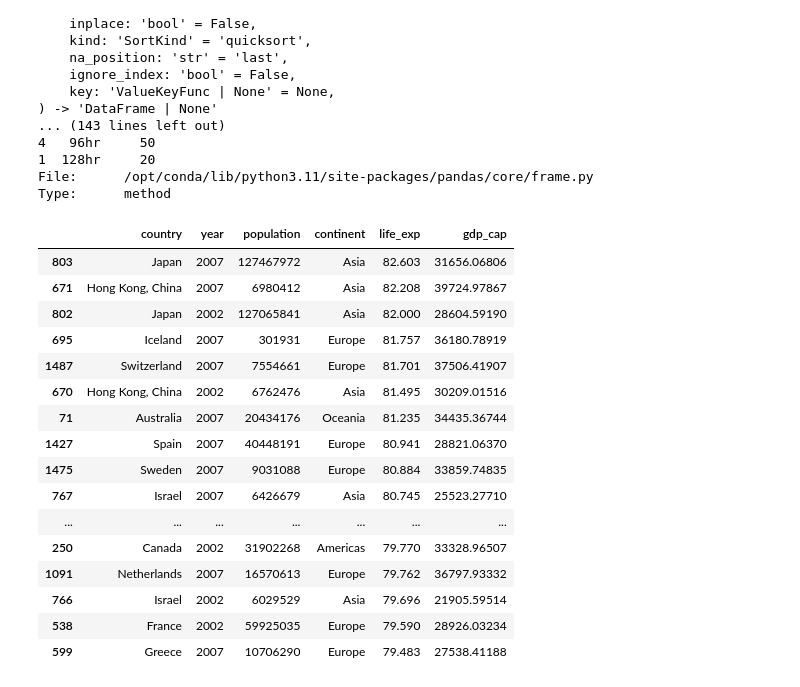
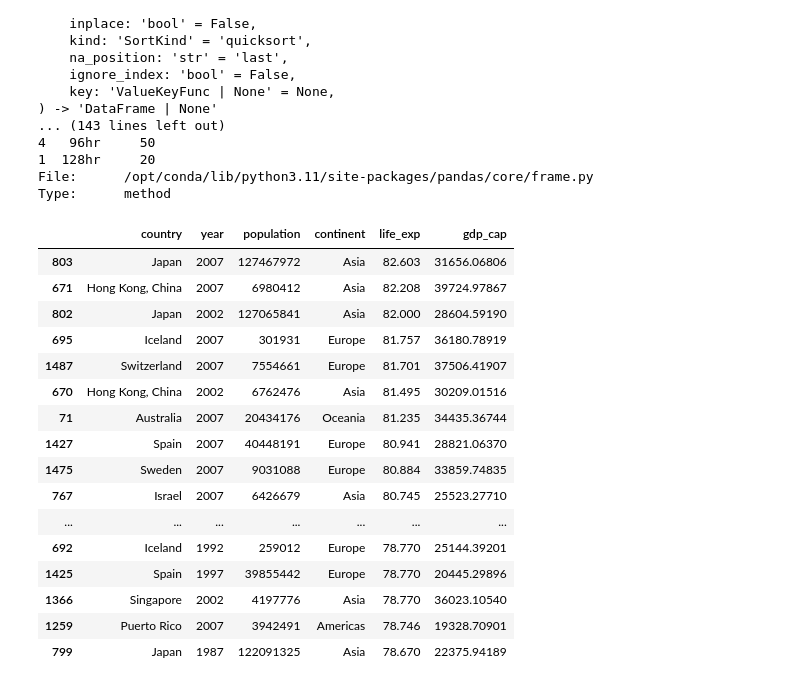
Before and after one commit to akshansh1718/Technical-Learnings, a Jupyter notebook: numpy_learning.ipynb, the cells around one changed output. Saved outputs shown, nothing was run; the diff lists cells and outputs as text; code cells hidden in the pictures.

```diff
--- a/numpy_learning.ipynb
+++ b/numpy_learning.ipynb
@@ -787,23 +787,23 @@ df.sort_values(
 File:      /opt/conda/lib/python3.11/site-packages/pandas/core/frame.py
 Type:      method
 # %%
-s.head(30)
+s.head(50)
 # %% [output]
 |  | country | year | population | continent | life_exp | gdp_cap |
 | 803 | Japan | 2007 | 127467972 | Asia | 82.603 | 31656.06806 |
 | 671 | Hong Kong, China | 2007 | 6980412 | Asia | 82.208 | 39724.97867 |
 | 802 | Japan | 2002 | 127065841 | Asia | 82.000 | 28604.59190 |
 | 695 | Iceland | 2007 | 301931 | Europe | 81.757 | 36180.78919 |
 | 1487 | Switzerland | 2007 | 7554661 | Europe | 81.701 | 37506.41907 |
 | 670 | Hong Kong, China | 2002 | 6762476 | Asia | 81.495 | 30209.01516 |
 | 71 | Australia | 2007 | 20434176 | Oceania | 81.235 | 34435.36744 |
 | 1427 | Spain | 2007 | 40448191 | Europe | 80.941 | 28821.06370 |
 | 1475 | Sweden | 2007 | 9031088 | Europe | 80.884 | 33859.74835 |
 | 767 | Israel | 2007 | 6426679 | Asia | 80.745 | 25523.27710 |
 | ... | ... | ... | ... | ... | ... | ... |
-| 250 | Canada | 2002 | 31902268 | Americas | 79.770 | 33328.96507 |
-| 1091 | Netherlands | 2007 | 16570613 | Europe | 79.762 | 36797.93332 |
-| 766 | Israel | 2002 | 6029529 | Asia | 79.696 | 21905.59514 |
-| 538 | France | 2002 | 59925035 | Europe | 79.590 | 28926.03234 |
-| 599 | Greece | 2007 | 10706290 | Europe | 79.483 | 27538.41188 |
+| 692 | Iceland | 1992 | 259012 | Europe | 78.770 | 25144.39201 |
+| 1425 | Spain | 1997 | 39855442 | Europe | 78.770 | 20445.29896 |
+| 1366 | Singapore | 2002 | 4197776 | Asia | 78.770 | 36023.10540 |
+| 1259 | Puerto Rico | 2007 | 3942491 | Americas | 78.746 | 19328.70901 |
+| 799 | Japan | 1987 | 122091325 | Asia | 78.670 | 22375.94189 |
 # %%
```
Also changed, not shown: parts of 3 cells of this notebook.
